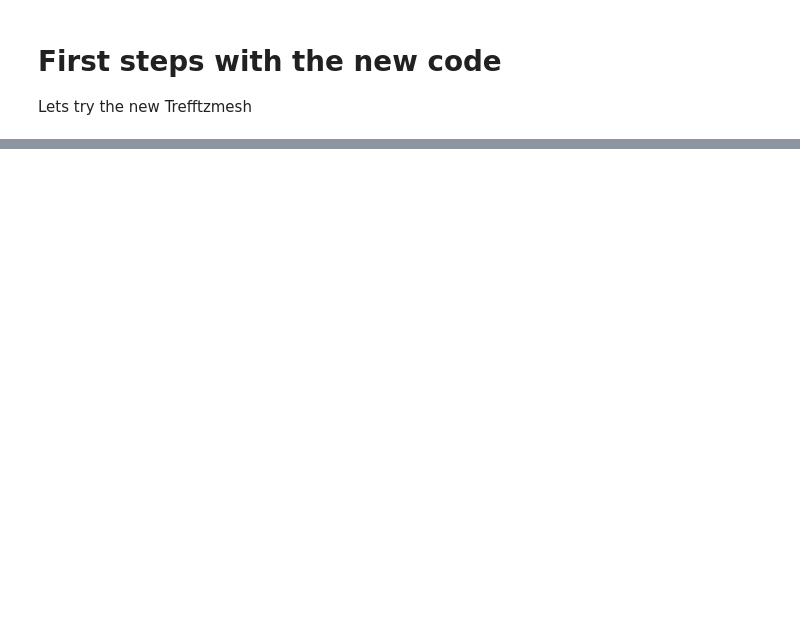
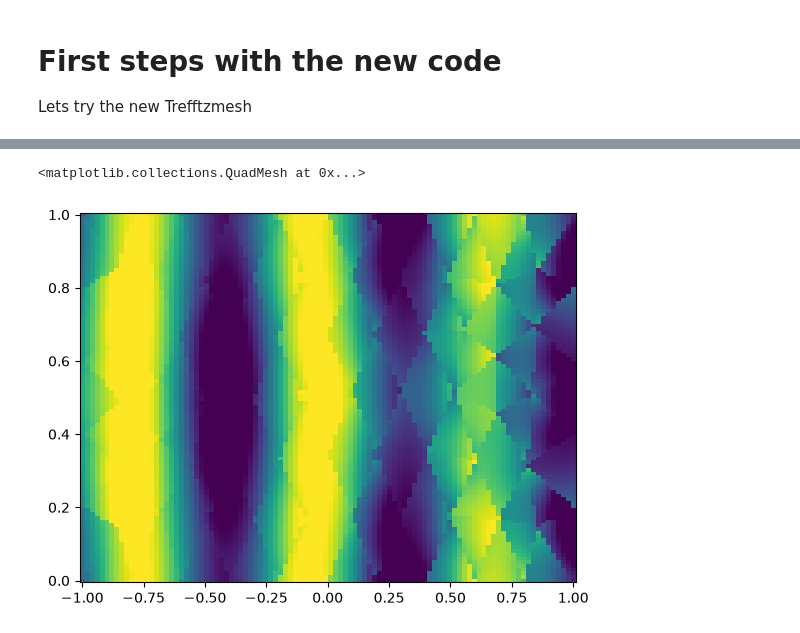
Before and after one commit to MPenaR/Trefftz, a Jupyter notebook: notebooks/sandbox2.ipynb, the cells around one changed output, grey strips where cells are left out. Cells and saved outputs as stored; diff of their text form; code cells hidden in the pictures; blank space fills up the shorter version.

```diff
--- a/notebooks/sandbox2.ipynb
+++ b/notebooks/sandbox2.ipynb
@@ -168,0 +194,2 @@ P.regions_local_kernel
+# %%
+u_h = TrefftzFunction(mesh=mesh, basis=basis)
@@ -168,0 +198,13 @@ P.regions_local_kernel
+# %%
+import numpy as np
+N = 100
+x = np.linspace(-R, R, N)
+y = np.linspace(0., H, N)
+X, Y = np.meshgrid(x, y)
+Z = u_h(X.ravel(), Y.ravel()).reshape(X.shape)
+# %%
+import matplotlib.pyplot as plt
+plt.pcolormesh(X, Y, Z.real,vmin=-1, vmax=1)
+# %% [output]
+<matplotlib.collections.QuadMesh at 0x...>
+[figure, added]
```
Also changed, not shown: parts of 17 cells of this notebook, 4 other files.
